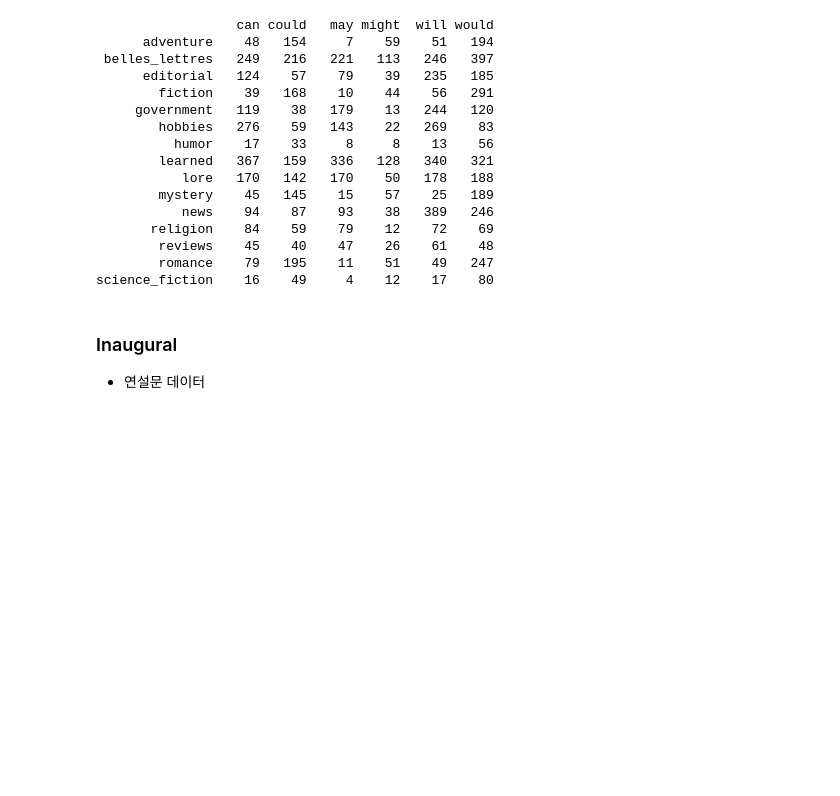
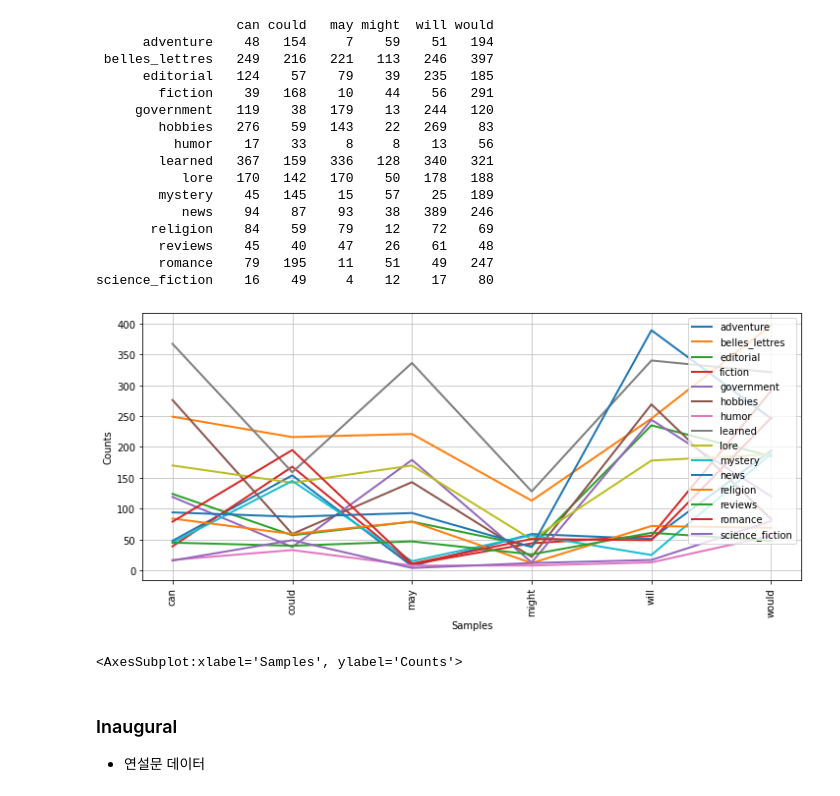
Before and after one commit to HUFS-GoPython/Seoju_202102031, a Jupyter notebook: week_06.ipynb, the cells around one changed output. Drawn from its saved outputs; the diff is of its cells as text; code cells hidden in the pictures; blank space fills up the shorter version.

```diff
--- a/week_06.ipynb
+++ b/week_06.ipynb
@@ -61,7 +61,14 @@ cfd2.tabulate()
         romance    79   195    11    51    49   247
 science_fiction    16    49     4    12    17    80
 # %%
-### 보충
+# plot 만들기
+
+import matplotlib.pyplot as plt
+plt.figure(figsize = (12,5)) # plot 사이즈
+cfd2.plot()
+# %% [output]
+[figure, added]
+<AxesSubplot:xlabel='Samples', ylabel='Counts'>
 # %% [markdown]
 ### Inaugural
 - 연설문 데이터
```
Also changed, not shown: parts of 36 cells of this notebook.
